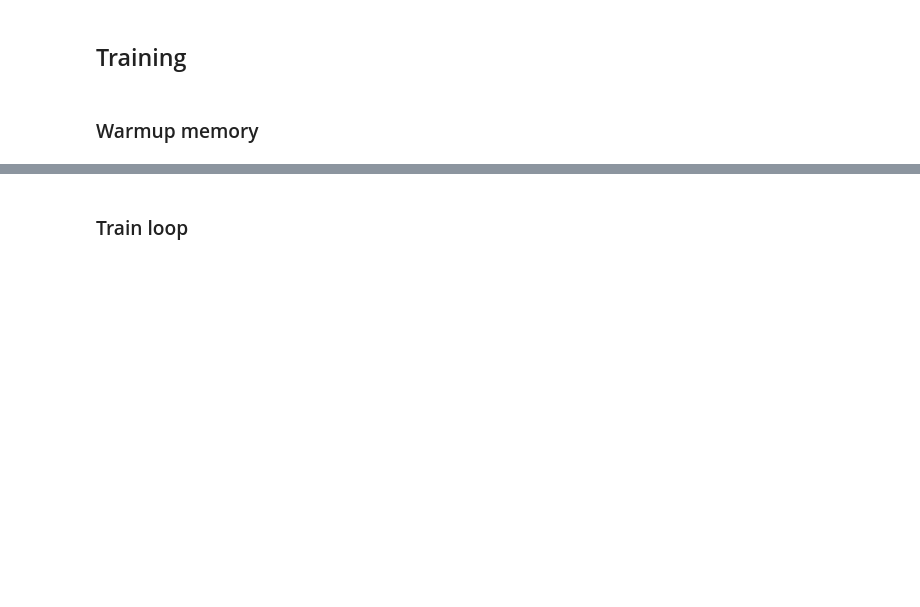
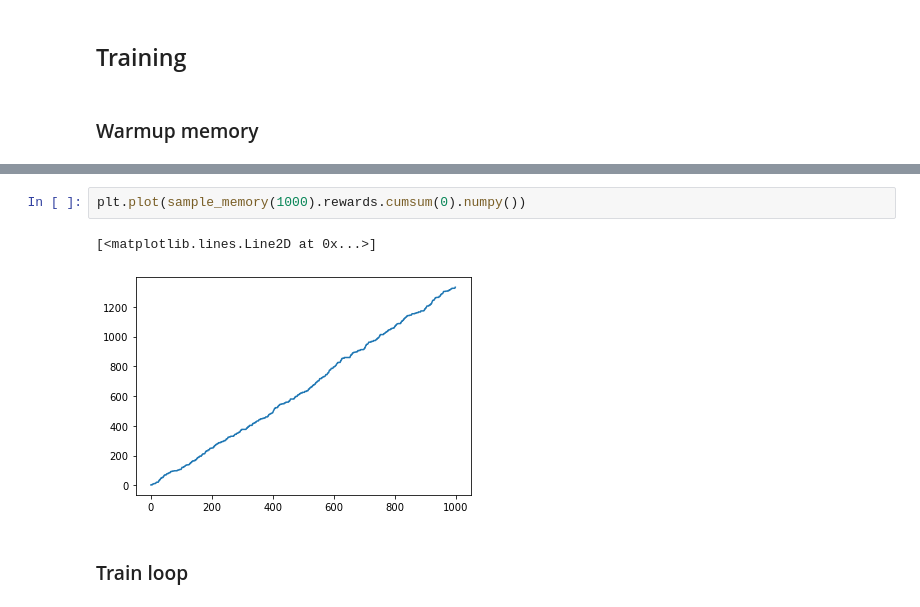
Before and after one commit to TeamDman/Vehicular-Game-Theory, a Jupyter notebook: platoongame/rage.ipynb, the cells around one changed output, grey strips where cells are left out. Cells and saved outputs as stored; diff of their text form; blank space fills up the shorter version.

```diff
--- a/platoongame/rage.ipynb
+++ b/platoongame/rage.ipynb
@@ -226,2 +261,7 @@ tensor(1178.)
+# %%
+plt.plot(sample_memory(1000).rewards.cumsum(0).numpy())
+# %% [output]
+[<matplotlib.lines.Line2D at 0x...>]
+[figure, added]
 # %% [markdown]
 ### Train loop
```
Also changed, not shown: parts of 16 cells of this notebook.
